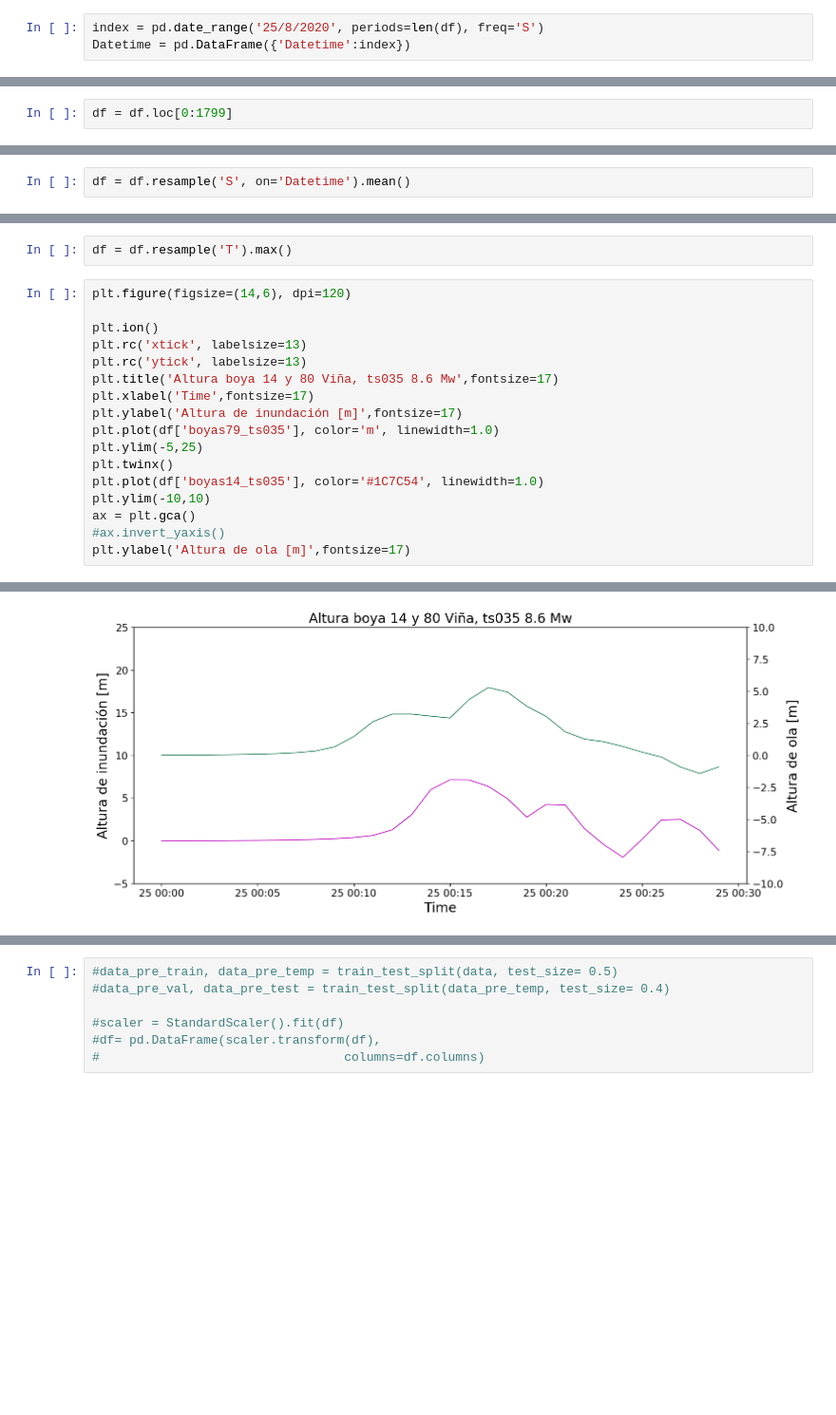
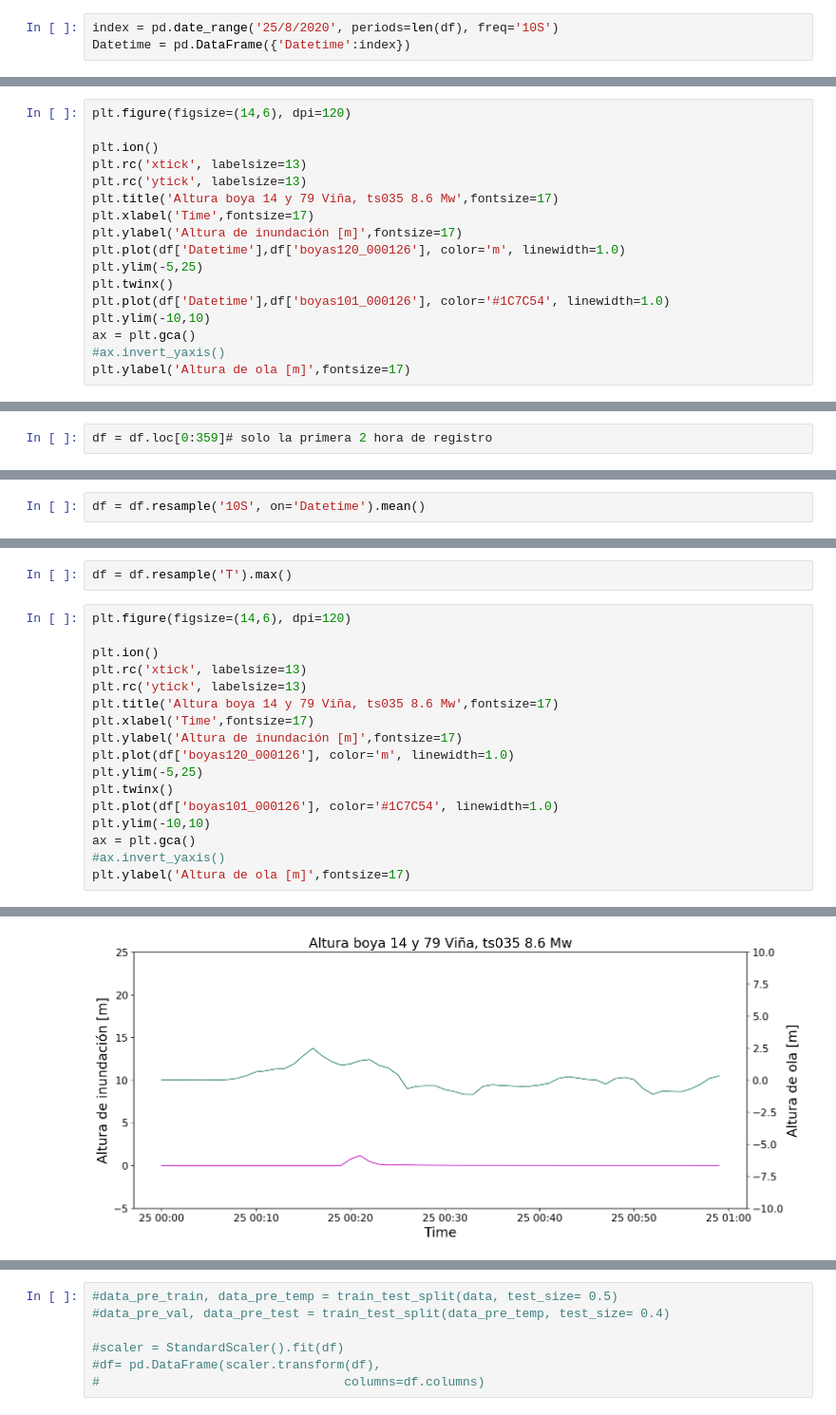
Before and after one commit to jorgenunezc/tsunami-warning, a Jupyter notebook: cnn_hysea.ipynb, the cells around one changed output, grey strips where cells are left out. Shown at 95% size. Drawn from its saved outputs; the diff is of its cells as text; blank space fills up the shorter version.

```diff
--- a/cnn_hysea.ipynb
+++ b/cnn_hysea.ipynb
@@ -59,5 +59,5 @@ df = pd.read_json(folder+'DataFrame_boyas14_79viña.json') # cargar dataframe
 # %%
-index = pd.date_range('25/8/2020', periods=len(df), freq='S')
+index = pd.date_range('25/8/2020', periods=len(df), freq='10S')
 Datetime = pd.DataFrame({'Datetime':index})
 # %%
 df = pd.concat([Datetime, df], axis=1,)
@@ -93,0 +94,17 @@ Text(0, 0.5, 'Altura de ola [m]')
+# %%
+plt.figure(figsize=(14,6), dpi=120)
+
+plt.ion()
+plt.rc('xtick', labelsize=13)
+plt.rc('ytick', labelsize=13)
+plt.title('Altura boya 14 y 79 Viña, ts035 8.6 Mw',fontsize=17)
+plt.xlabel('Time',fontsize=17)
+plt.ylabel('Altura de inundación [m]',fontsize=17)
+plt.plot(df['Datetime'],df['boyas120_000126'], color='m', linewidth=1.0)
+plt.ylim(-5,25)
+plt.twinx()
+plt.plot(df['Datetime'],df['boyas101_000126'], color='#1C7C54', linewidth=1.0)
+plt.ylim(-10,10)
+ax = plt.gca()
+#ax.invert_yaxis()
+plt.ylabel('Altura de ola [m]',fontsize=17)
@@ -94,2 +126,2 @@ Text(0, 0.5, 'Altura de ola [m]')
 # %%
-df = df.loc[0:1799]
+df = df.loc[0:359]# solo la primera 2 hora de registro
@@ -113,5 +145,5 @@ df.describe()
 # %%
-df = df.resample('S', on='Datetime').mean()
+df = df.resample('10S', on='Datetime').mean()
 # %%
 plt.figure(figsize=(14,6), dpi=120)
 
@@ -137,23 +169,23 @@ df = df.resample('T').max()
 # %%
 plt.figure(figsize=(14,6), dpi=120)
 
 plt.ion()
 plt.rc('xtick', labelsize=13)
 plt.rc('ytick', labelsize=13)
-plt.title('Altura boya 14 y 80 Viña, ts035 8.6 Mw',fontsize=17)
+plt.title('Altura boya 14 y 79 Viña, ts035 8.6 Mw',fontsize=17)
 plt.xlabel('Time',fontsize=17)
 plt.ylabel('Altura de inundación [m]',fontsize=17)
-plt.plot(df['boyas79_ts035'], color='m', linewidth=1.0)
+plt.plot(df['boyas120_000126'], color='m', linewidth=1.0)
 plt.ylim(-5,25)
 plt.twinx()
-plt.plot(df['boyas14_ts035'], color='#1C7C54', linewidth=1.0)
+plt.plot(df['boyas101_000126'], color='#1C7C54', linewidth=1.0)
 plt.ylim(-10,10)
 ax = plt.gca()
 #ax.invert_yaxis()
 plt.ylabel('Altura de ola [m]',fontsize=17)
 # %% [output]
 Text(0, 0.5, 'Altura de ola [m]')
-[figure, old version]
+[figure, new version]
 # %%
 df.describe()
 # %% [output]
```
Also changed, not shown: parts of 27 cells of this notebook, 5 other files.
